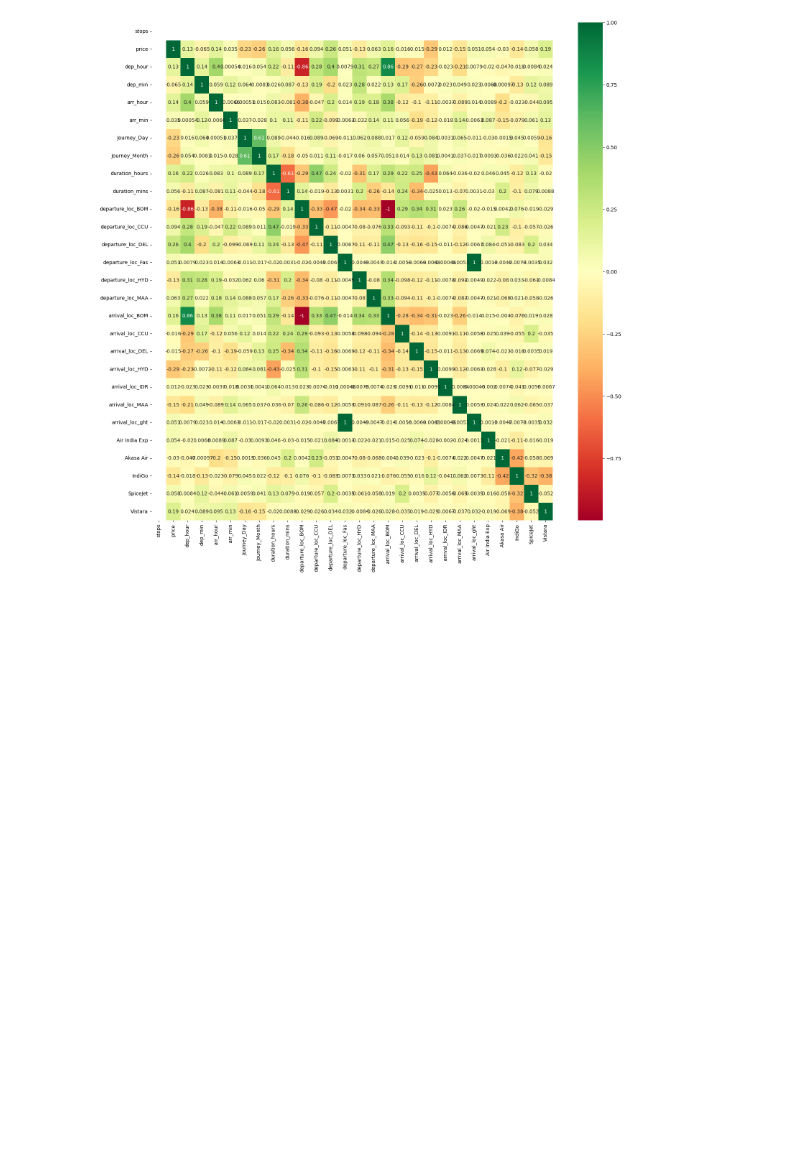
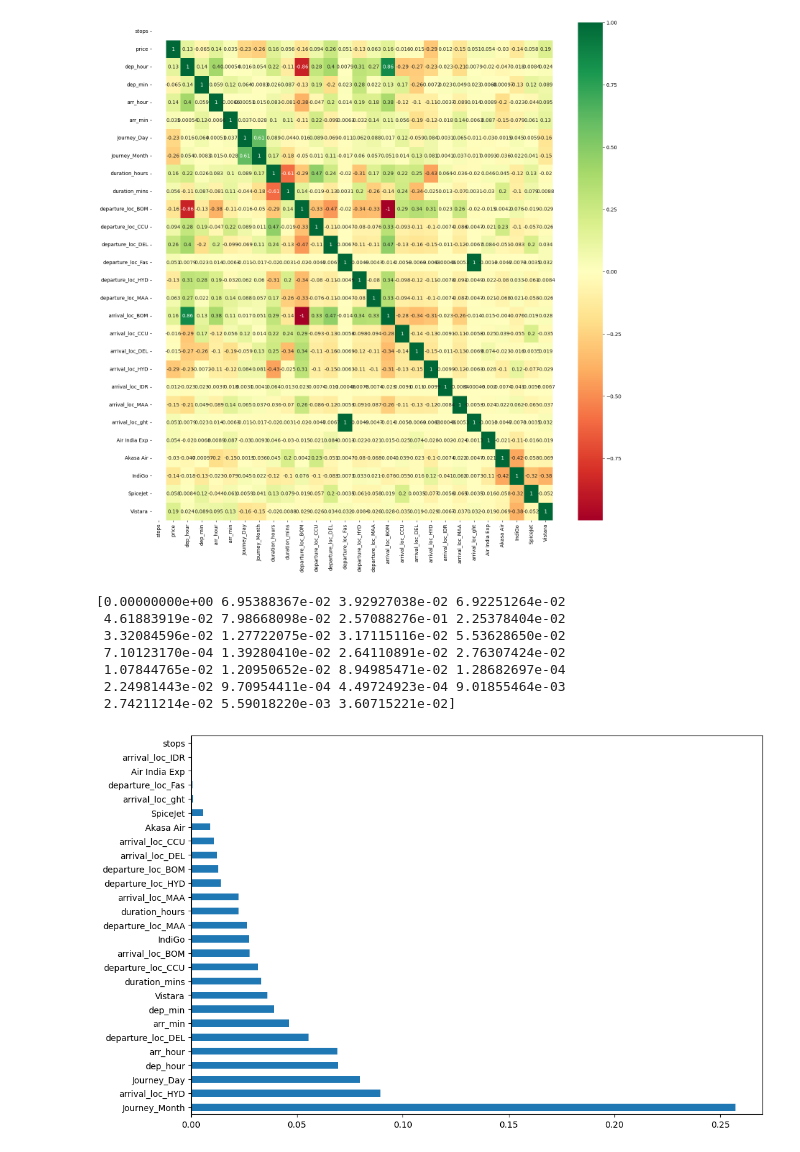
Before and after one commit to krittika2004/AeroSaver, a Jupyter notebook: notebook/Flight_Fare_Prediction.ipynb, the cells around one changed output. Cells and saved outputs as stored; diff of their text form; code cells hidden in the pictures; blank space fills up the shorter version.

```diff
--- a/notebook/Flight_Fare_Prediction.ipynb
+++ b/notebook/Flight_Fare_Prediction.ipynb
@@ -325,3 +325,25 @@ plt.show()
 4    6708
 Name: price, dtype: int32
 [figure]
+# %%
+from sklearn.ensemble import ExtraTreesRegressor
+selection = ExtraTreesRegressor()
+selection.fit(X, y)
+print(selection.feature_importances_)
+import matplotlib.pyplot as plt
+import pandas as pd
+
+# Plot the feature importances
+plt.figure(figsize=(12, 8))
+feat_importances = pd.Series(selection.feature_importances_, index=X.columns)
+feat_importances.nlargest(30).plot(kind='barh')
+plt.show()
+# %% [output]
+[0.00000000e+00 6.95388367e-02 3.92927038e-02 6.92251264e-02
+ 4.61883919e-02 7.98668098e-02 2.57088276e-01 2.25378404e-02
+ 3.32084596e-02 1.27722075e-02 3.17115116e-02 5.53628650e-02
+ 7.10123170e-04 1.39280410e-02 2.64110891e-02 2.76307424e-02
+ 1.07844765e-02 1.20950652e-02 8.94985471e-02 1.28682697e-04
+ 2.24981443e-02 9.70954411e-04 4.49724923e-04 9.01855464e-03
+ 2.74211214e-02 5.59018220e-03 3.60715221e-02]
+[figure, added]
```
Also changed, not shown: parts of 9 cells of this notebook.
